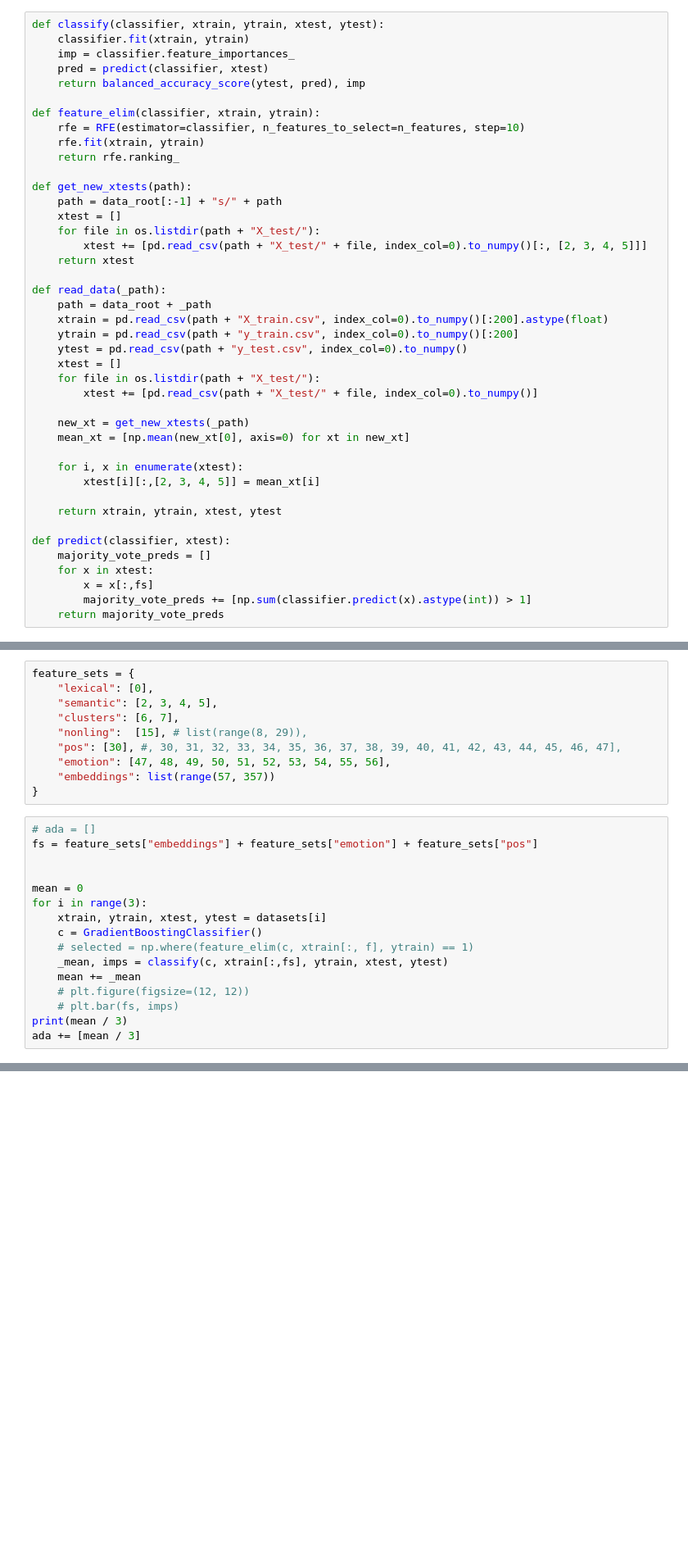
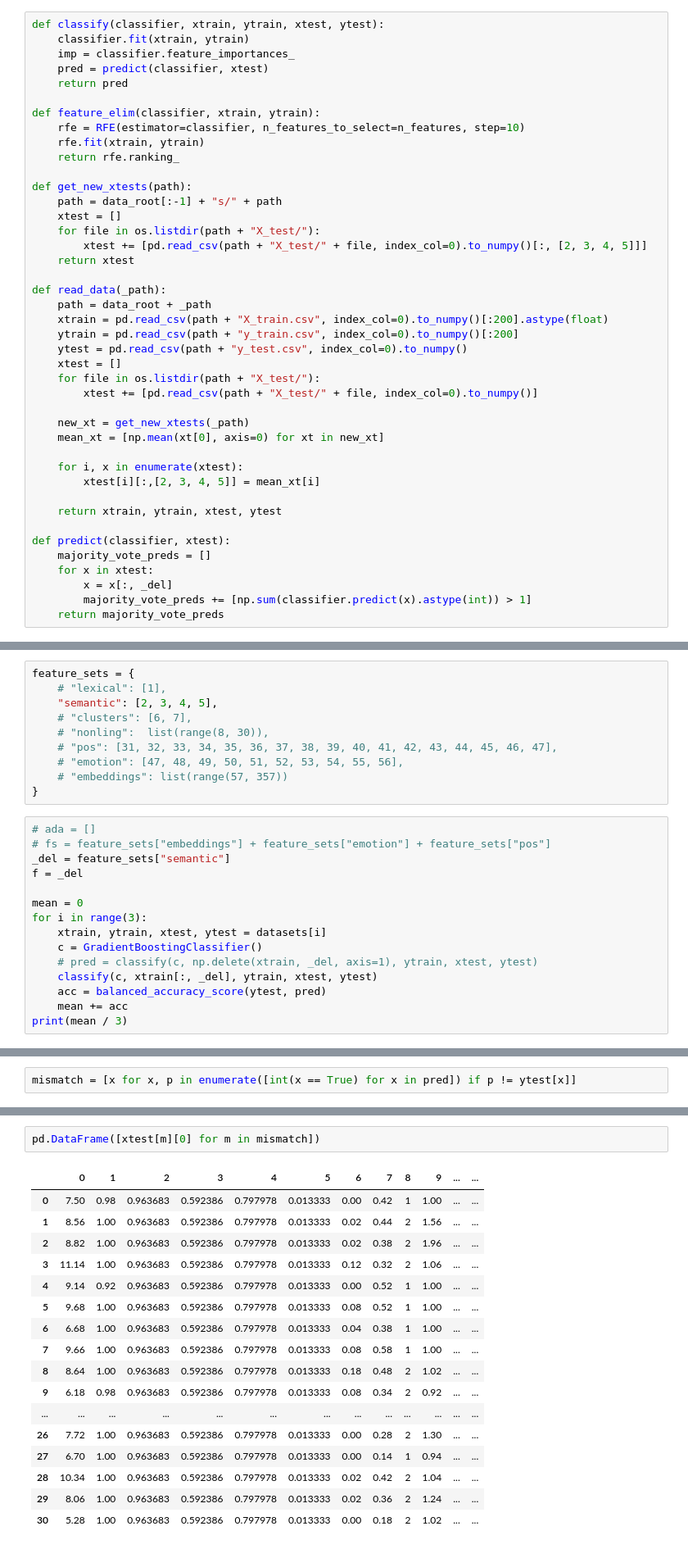
Before and after one commit to giorgospetkakis/more-fake-news-pls, a Jupyter notebook: src/modelling-pipeling.ipynb, the cells around one changed output, grey strips where cells are left out. Shown: that part at 82% size. Saved outputs shown, nothing was run; the diff lists cells and outputs as text; blank space fills up the shorter version.

```diff
--- a/src/modelling-pipeling.ipynb
+++ b/src/modelling-pipeling.ipynb
@@ -30,7 +30,7 @@ def classify(classifier, xtrain, ytrain, xtest, ytest):
     classifier.fit(xtrain, ytrain)
     imp = classifier.feature_importances_
     pred = predict(classifier, xtest)
-    return balanced_accuracy_score(ytest, pred), imp
+    return pred
 
 def feature_elim(classifier, xtrain, ytrain):
     rfe = RFE(estimator=classifier, n_features_to_select=n_features, step=10)
@@ -54,7 +54,7 @@ def read_data(_path):
         xtest += [pd.read_csv(path + "X_test/" + file, index_col=0).to_numpy()]
 
     new_xt = get_new_xtests(_path)
-    mean_xt = [np.mean(new_xt[0], axis=0) for xt in new_xt]
+    mean_xt = [np.mean(xt[0], axis=0) for xt in new_xt]
 
     for i, x in enumerate(xtest):
         xtest[i][:,[2, 3, 4, 5]] = mean_xt[i]
@@ -64,7 +64,7 @@ def read_data(_path):
 def predict(classifier, xtest):
     majority_vote_preds = []
     for x in xtest:
-        x = x[:,fs]
+        x = x[:, _del]
         majority_vote_preds += [np.sum(classifier.predict(x).astype(int)) > 1]
     return majority_vote_preds
 # %%
@@ -74,27 +76,26 @@ datasets = [read_data(f"K{k+1}/") for k in range(3)]
 # %%
 feature_sets = {
-    "lexical": [0],
+    # "lexical": [1],
     "semantic": [2, 3, 4, 5],
-    "clusters": [6, 7],
-    "nonling":  [15], # list(range(8, 29)),
-    "pos": [30], #, 30, 31, 32, 33, 34, 35, 36, 37, 38, 39, 40, 41, 42, 43, 44, 45, 46, 47],
-    "emotion": [47, 48, 49, 50, 51, 52, 53, 54, 55, 56],
-    "embeddings": list(range(57, 357))
+    # "clusters": [6, 7],
+    # "nonling":  list(range(8, 30)),
+    # "pos": [31, 32, 33, 34, 35, 36, 37, 38, 39, 40, 41, 42, 43, 44, 45, 46, 47],
+    # "emotion": [47, 48, 49, 50, 51, 52, 53, 54, 55, 56],
+    # "embeddings": list(range(57, 357))
 }
 # %%
 # ada = []
-fs = feature_sets["embeddings"] + feature_sets["emotion"] + feature_sets["pos"]
-
+# fs = feature_sets["embeddings"] + feature_sets["emotion"] + feature_sets["pos"]
+_del = feature_sets["semantic"]
+f = _del
 
 mean = 0
 for i in range(3):
     xtrain, ytrain, xtest, ytest = datasets[i]
     c = GradientBoostingClassifier()
-    # selected = np.where(feature_elim(c, xtrain[:, f], ytrain) == 1)
-    _mean, imps = classify(c, xtrain[:,fs], ytrain, xtest, ytest)
-    mean += _mean
-    # plt.figure(figsize=(12, 12))
-    # plt.bar(fs, imps)
+    # pred = classify(c, np.delete(xtrain, _del, axis=1), ytrain, xtest, ytest)
+    classify(c, xtrain[:, _del], ytrain, xtest, ytest)
+    acc = balanced_accuracy_score(ytest, pred)
+    mean += acc
 print(mean / 3)
-ada += [mean / 3]
 # %% [output]
@@ -101,0 +103,2 @@ ada += [mean / 3]
+# %%
+mismatch = [x for x, p in enumerate([int(x == True) for x in pred]) if p != ytest[x]]
@@ -101,0 +125,20 @@ ada += [mean / 3]
+# %%
+pd.DataFrame([xtest[m][0] for m in mismatch])
+# %% [output]
+|  | 0 | 1 | 2 | 3 | 4 | 5 | 6 | 7 | 8 | 9 | ... | ... |
+| 0 | 7.50 | 0.98 | 0.963683 | 0.592386 | 0.797978 | 0.013333 | 0.00 | 0.42 | 1 | 1.00 | ... | ... |
+| 1 | 8.56 | 1.00 | 0.963683 | 0.592386 | 0.797978 | 0.013333 | 0.02 | 0.44 | 2 | 1.56 | ... | ... |
+| 2 | 8.82 | 1.00 | 0.963683 | 0.592386 | 0.797978 | 0.013333 | 0.02 | 0.38 | 2 | 1.96 | ... | ... |
+| 3 | 11.14 | 1.00 | 0.963683 | 0.592386 | 0.797978 | 0.013333 | 0.12 | 0.32 | 2 | 1.06 | ... | ... |
+| 4 | 9.14 | 0.92 | 0.963683 | 0.592386 | 0.797978 | 0.013333 | 0.00 | 0.52 | 1 | 1.00 | ... | ... |
+| 5 | 9.68 | 1.00 | 0.963683 | 0.592386 | 0.797978 | 0.013333 | 0.08 | 0.52 | 1 | 1.00 | ... | ... |
+| 6 | 6.68 | 1.00 | 0.963683 | 0.592386 | 0.797978 | 0.013333 | 0.04 | 0.38 | 1 | 1.00 | ... | ... |
+| 7 | 9.66 | 1.00 | 0.963683 | 0.592386 | 0.797978 | 0.013333 | 0.08 | 0.58 | 1 | 1.00 | ... | ... |
+| 8 | 8.64 | 1.00 | 0.963683 | 0.592386 | 0.797978 | 0.013333 | 0.18 | 0.48 | 2 | 1.02 | ... | ... |
+| 9 | 6.18 | 0.98 | 0.963683 | 0.592386 | 0.797978 | 0.013333 | 0.08 | 0.34 | 2 | 0.92 | ... | ... |
+| ... | ... | ... | ... | ... | ... | ... | ... | ... | ... | ... | ... | ... |
+| 26 | 7.72 | 1.00 | 0.963683 | 0.592386 | 0.797978 | 0.013333 | 0.00 | 0.28 | 2 | 1.30 | ... | ... |
+| 27 | 6.70 | 1.00 | 0.963683 | 0.592386 | 0.797978 | 0.013333 | 0.00 | 0.14 | 1 | 0.94 | ... | ... |
+| 28 | 10.34 | 1.00 | 0.963683 | 0.592386 | 0.797978 | 0.013333 | 0.02 | 0.42 | 2 | 1.04 | ... | ... |
+| 29 | 8.06 | 1.00 | 0.963683 | 0.592386 | 0.797978 | 0.013333 | 0.02 | 0.36 | 2 | 1.24 | ... | ... |
+| 30 | 5.28 | 1.00 | 0.963683 | 0.592386 | 0.797978 | 0.013333 | 0.00 | 0.18 | 2 | 1.02 | ... | ... |
```
Also changed, not shown: parts of 8 cells of this notebook.
